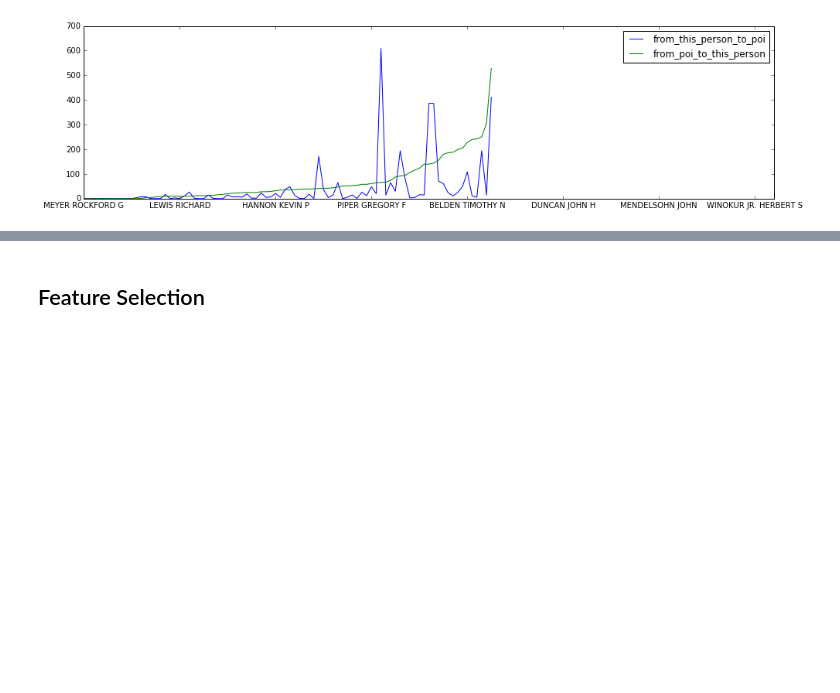
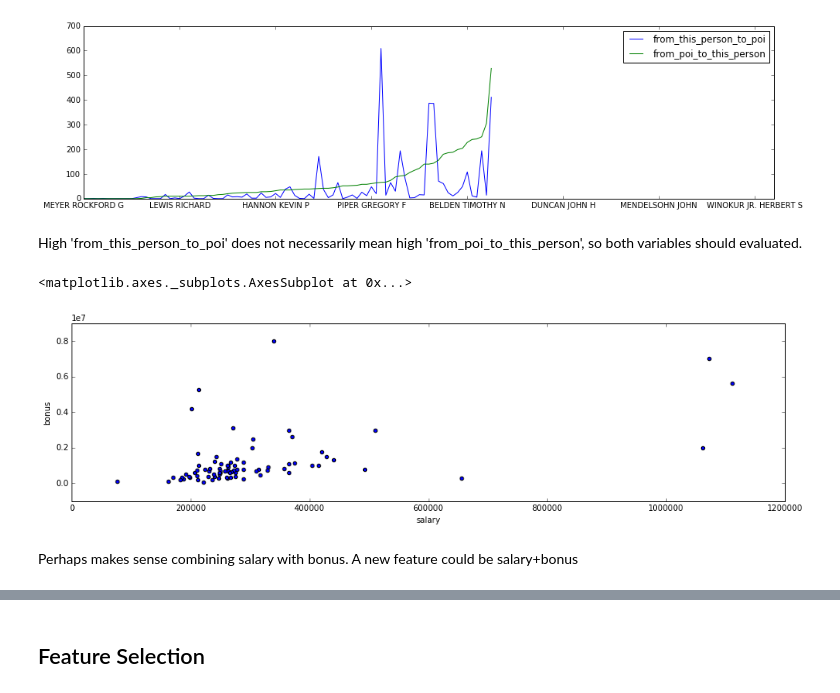
Before and after one commit to luiscruz/udacity_data_analyst, a Jupyter notebook: P05/src/Data exploration.ipynb, the cells around one changed output, grey strips where cells are left out. Saved outputs shown, nothing was run; the diff lists cells and outputs as text; code cells hidden in the pictures; blank space fills up the shorter version.

```diff
--- a/P05/src/Data exploration.ipynb
+++ b/P05/src/Data exploration.ipynb
@@ -198,3 +176,14 @@ df[['from_this_person_to_poi','from_poi_to_this_person']].sort('from_poi_to_this
 # %% [output]
 <matplotlib.axes._subplots.AxesSubplot at 0x...>
 [figure]
+# %% [markdown]
+High 'from_this_person_to_poi' does not necessarily mean high 'from_poi_to_this_person', so both variables should evaluated.
+# %%
+df['bonus'] = df['bonus'].astype('float')
+# %%
+df[['salary','bonus']].plot(kind='scatter', x='salary', y='bonus')
+# %% [output]
+<matplotlib.axes._subplots.AxesSubplot at 0x...>
+[figure, added]
+# %% [markdown]
+Perhaps makes sense combining salary with bonus. A new feature could be salary+bonus
```
Also changed, not shown: parts of 12 cells of this notebook, 6 other files.
